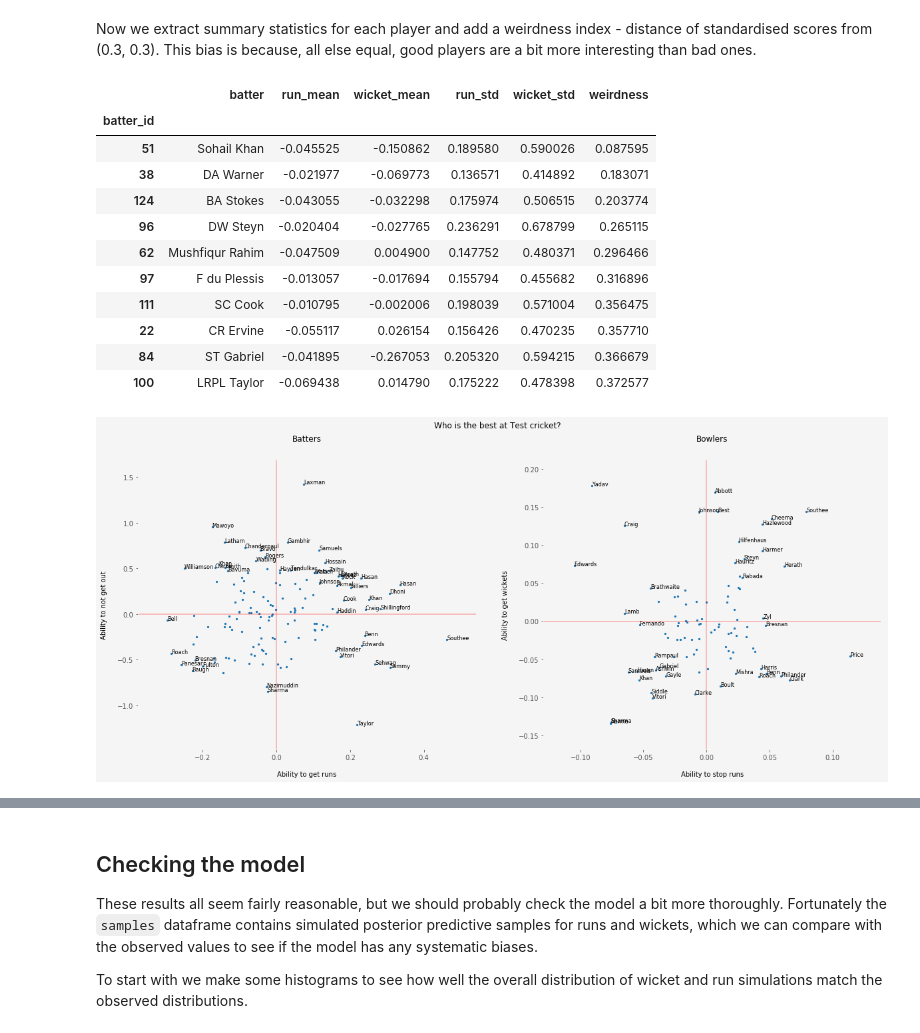
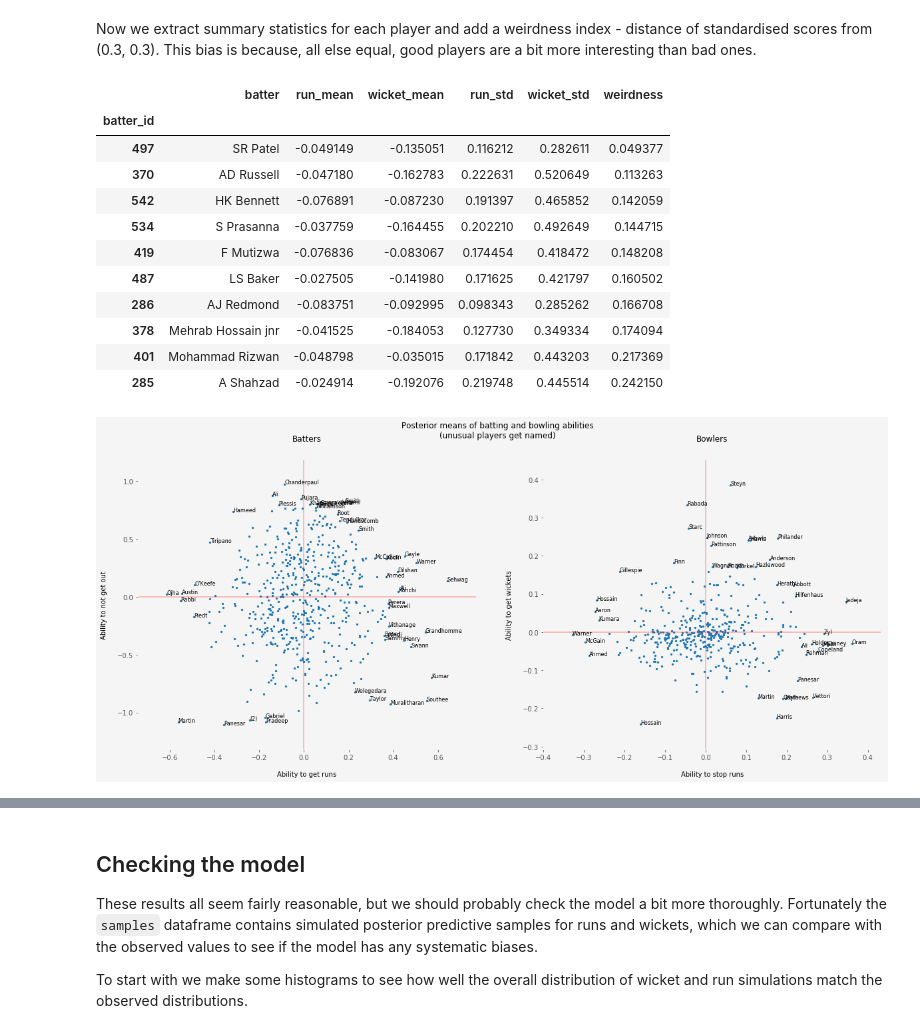
Before and after one commit to teddygroves/cricket, a Jupyter notebook: python/Cricket.ipynb, the cells around one changed output, grey strips where cells are left out. Cells and saved outputs as stored; diff of their text form; code cells hidden in the pictures.

```diff
--- a/python/Cricket.ipynb
+++ b/python/Cricket.ipynb
@@ -32,5 +32,5 @@ To make sampling a bit quicker, we can choose analyse just a few matches rather
 # %%
-match_ids = np.random.choice(match_ids, 10)
+# match_ids = np.random.choice(match_ids, 10)
 # %% [markdown]
 Next we make a big dataframe featuring all the balls from all the matches we chose.
 # %%
@@ -234,45 +234,46 @@ batters.dropna().sort_values('weirdness', ascending=True).iloc[:10]
 # %% [output]
 |  | batter | run_mean | wicket_mean | run_std | wicket_std | weirdness |
 | batter_id |  |  |  |  |  |  |
-| 51 | Sohail Khan | -0.045525 | -0.150862 | 0.189580 | 0.590026 | 0.087595 |
-| 38 | DA Warner | -0.021977 | -0.069773 | 0.136571 | 0.414892 | 0.183071 |
-| 124 | BA Stokes | -0.043055 | -0.032298 | 0.175974 | 0.506515 | 0.203774 |
-| 96 | DW Steyn | -0.020404 | -0.027765 | 0.236291 | 0.678799 | 0.265115 |
-| 62 | Mushfiqur Rahim | -0.047509 | 0.004900 | 0.147752 | 0.480371 | 0.296466 |
-| 97 | F du Plessis | -0.013057 | -0.017694 | 0.155794 | 0.455682 | 0.316896 |
-| 111 | SC Cook | -0.010795 | -0.002006 | 0.198039 | 0.571004 | 0.356475 |
-| 22 | CR Ervine | -0.055117 | 0.026154 | 0.156426 | 0.470235 | 0.357710 |
-| 84 | ST Gabriel | -0.041895 | -0.267053 | 0.205320 | 0.594215 | 0.366679 |
-| 100 | LRPL Taylor | -0.069438 | 0.014790 | 0.175222 | 0.478398 | 0.372577 |
+| 497 | SR Patel | -0.049149 | -0.135051 | 0.116212 | 0.282611 | 0.049377 |
+| 370 | AD Russell | -0.047180 | -0.162783 | 0.222631 | 0.520649 | 0.113263 |
+| 542 | HK Bennett | -0.076891 | -0.087230 | 0.191397 | 0.465852 | 0.142059 |
+| 534 | S Prasanna | -0.037759 | -0.164455 | 0.202210 | 0.492649 | 0.144715 |
+| 419 | F Mutizwa | -0.076836 | -0.083067 | 0.174454 | 0.418472 | 0.148208 |
+| 487 | LS Baker | -0.027505 | -0.141980 | 0.171625 | 0.421797 | 0.160502 |
+| 286 | AJ Redmond | -0.083751 | -0.092995 | 0.098343 | 0.285262 | 0.166708 |
+| 378 | Mehrab Hossain jnr | -0.041525 | -0.184053 | 0.127730 | 0.349334 | 0.174094 |
+| 401 | Mohammad Rizwan | -0.048798 | -0.035015 | 0.171842 | 0.443203 | 0.217369 |
+| 285 | A Shahzad | -0.024914 | -0.192076 | 0.219748 | 0.445514 | 0.242150 |
 # %%
 f, axes = plt.subplots(1, 2, figsize=[20, 8])
-f.suptitle("Who is the best at Test cricket?")
+f.suptitle("Posterior means of batting and bowling abilities\n(unusual players get named)")
 
 axes[0].scatter(batters['run_mean'], batters['wicket_mean'], s=5)
 
 for i, row in batters.sort_values('weirdness', ascending=False).iloc[:50].iterrows():
     axes[0].text(row['run_mean'], row['wicket_mean'], row['batter'].split(' ')[-1], fontsize=8)
 
 axes[0].set_xlabel('Ability to get runs')
 axes[0].set_ylabel('Ability to not get out')
 axes[0].set_title('Batters')
 axes[0].axvline(0, color='r', alpha=0.3)
 axes[0].axhline(0, color='r', alpha=0.3)
 
 axes[1].scatter(bowlers['run_mean'], bowlers['wicket_mean'], s=5)
 
 for i, row in bowlers.sort_values('weirdness', ascending=False).iloc[:40].iterrows():
     axes[1].text(row['run_mean'], row['wicket_mean'], row['bowler'].split(' ')[-1], fontsize=8)
 
 axes[1].set_xlabel('Ability to stop runs')
 axes[1].set_ylabel('Ability to get wickets')
 axes[1].set_title('Bowlers')
 axes[1].axvline(0, color='r', alpha=0.3)
 axes[1].axhline(0, color='r', alpha=0.3)
 
 plt.show()
+f.savefig("../report/images/cricket_radar.png")
 # %% [output]
-[figure, old version]
+[figure, new version]
 # %%
 plt.style.use('fr_sparse')
 
```
Also changed, not shown: parts of 14 cells of this notebook, 4 other files.
